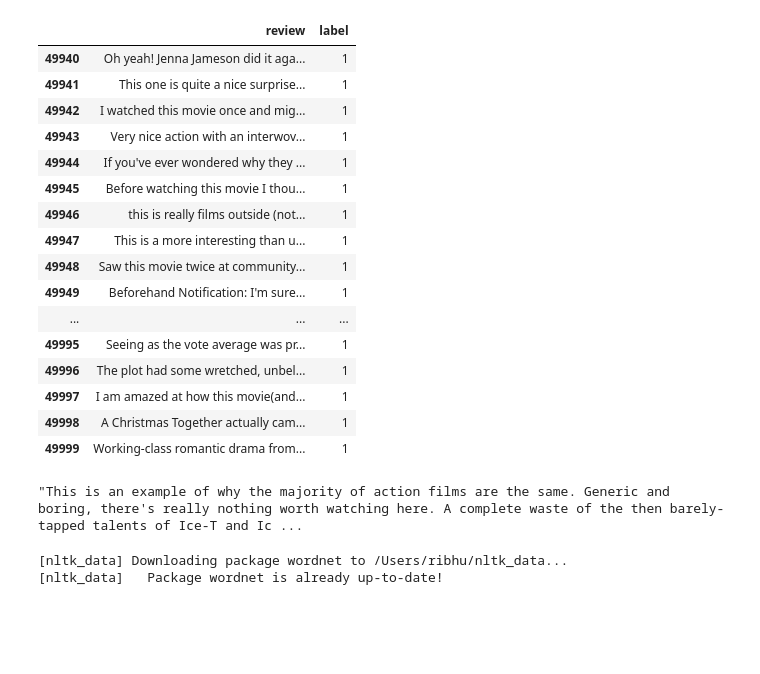
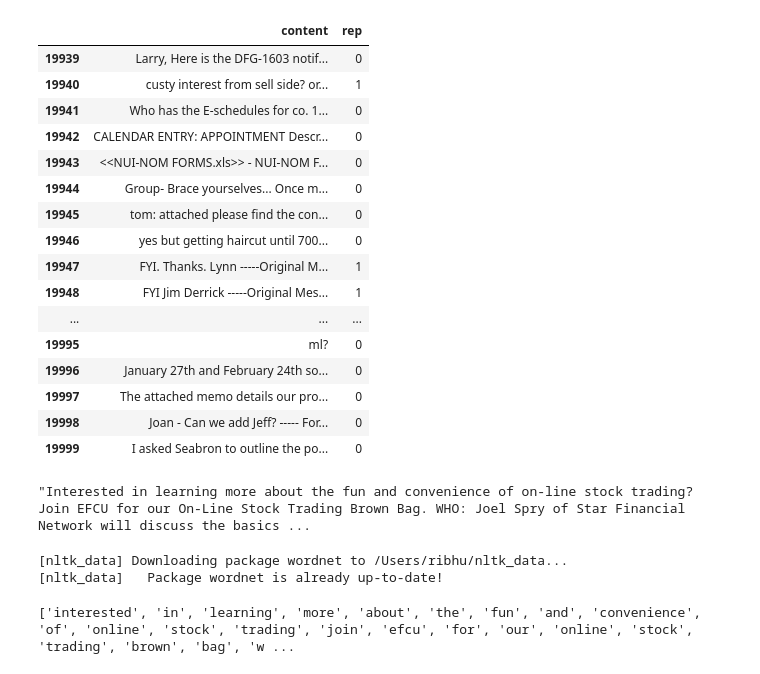
Before and after one commit to d1sharma/lign167, a Jupyter notebook: FreshLSTM.ipynb, the cells around one changed output. Cells and saved outputs as stored; diff of their text form; code cells hidden in the pictures; blank space fills up the shorter version.

```diff
--- a/FreshLSTM.ipynb
+++ b/FreshLSTM.ipynb
@@ -10,4 +14,4 @@ from torch.autograd import Variable
 import string
 import re
 # %%
-df = pd.read_csv('imdb_master.csv',encoding="ISO-8859-1")
+df = pd.read_csv('smallpro.csv',delimiter='\t')
@@ -14,27 +38,28 @@ df = pd.read_csv('imdb_master.csv',encoding="ISO-8859-1")
 # %%
-df = df.drop(['Unnamed: 0', 'type','file'], axis=1)
-df = df[df.label != 'unsup']
+df = df.drop(['Unnamed: 0','Unnamed: 0.1', 'To','Subject','user','labeled'], axis=1)
+# df = df[df.label != 'unsup']
 # %%
-df['label'] = df['label'].str.lower().replace({'pos': 1, 'neg': 0})
-# df.tail(60)
+# df['label'] = df['label'].str.lower().replace({'pos': 1, 'neg': 0})
+df = df.dropna()
+df.tail(60)
 # %% [output]
-|  | review | label |
-| 49940 | Oh yeah! Jenna Jameson did it aga... | 1 |
-| 49941 | This one is quite a nice surprise... | 1 |
-| 49942 | I watched this movie once and mig... | 1 |
-| 49943 | Very nice action with an interwov... | 1 |
-| 49944 | If you've ever wondered why they ... | 1 |
-| 49945 | Before watching this movie I thou... | 1 |
-| 49946 | this is really films outside (not... | 1 |
-| 49947 | This is a more interesting than u... | 1 |
-| 49948 | Saw this movie twice at community... | 1 |
-| 49949 | Beforehand Notification: I'm sure... | 1 |
+|  | content | rep |
+| 19939 | Larry, Here is the DFG-1603 notif... | 0 |
+| 19940 | custy interest from sell side? or... | 1 |
+| 19941 | Who has the E-schedules for co. 1... | 0 |
+| 19942 | CALENDAR ENTRY: APPOINTMENT Descr... | 0 |
+| 19943 | <<NUI-NOM FORMS.xls>> - NUI-NOM F... | 0 |
+| 19944 | Group- Brace yourselves... Once m... | 0 |
+| 19945 | tom: attached please find the con... | 0 |
+| 19946 | yes but getting haircut until 700... | 0 |
+| 19947 | FYI. Thanks. Lynn -----Original M... | 1 |
+| 19948 | FYI Jim Derrick -----Original Mes... | 1 |
 | ... | ... | ... |
-| 49995 | Seeing as the vote average was pr... | 1 |
-| 49996 | The plot had some wretched, unbel... | 1 |
-| 49997 | I am amazed at how this movie(and... | 1 |
-| 49998 | A Christmas Together actually cam... | 1 |
-| 49999 | Working-class romantic drama from... | 1 |
+| 19995 | ml? | 0 |
+| 19996 | January 27th and February 24th so... | 0 |
+| 19997 | The attached memo details our pro... | 0 |
+| 19998 | Joan - Can we add Jeff? ----- For... | 0 |
+| 19999 | I asked Seabron to outline the po... | 0 |
 # %%
 import argparse
 import time, random
@@ -44,9 +69,9 @@ import numpy as np
 import argparse
 import os
 # %%
-df.review[1]
+df.content[1]
 # %% [output]
-"This is an example of why the majority of action films are the same. Generic and boring, there's really nothing worth watching here. A complete waste of the then barely-tapped talents of Ice-T and Ic ...
+"Interested in learning more about the fun and convenience of on-line stock trading? Join EFCU for our On-Line Stock Trading Brown Bag. WHO: Joel Spry of Star Financial Network will discuss the basics ...
 # %%
 import string
 import nltk
@@ -72,7 +97,11 @@ def cleanup(text):
 [nltk_data]   Package wordnet is already up-to-date!
 # %%
 corpus = []
-for sent in df.review:
+for sent in df.content:
     corpus.append(cleanup(sent))
+
+print(corpus[1])
+# %% [output]
+['interested', 'in', 'learning', 'more', 'about', 'the', 'fun', 'and', 'convenience', 'of', 'online', 'stock', 'trading', 'join', 'efcu', 'for', 'our', 'online', 'stock', 'trading', 'brown', 'bag', 'w ...
 # %%
 labels = []
```
Also changed, not shown: parts of 8 cells of this notebook.
